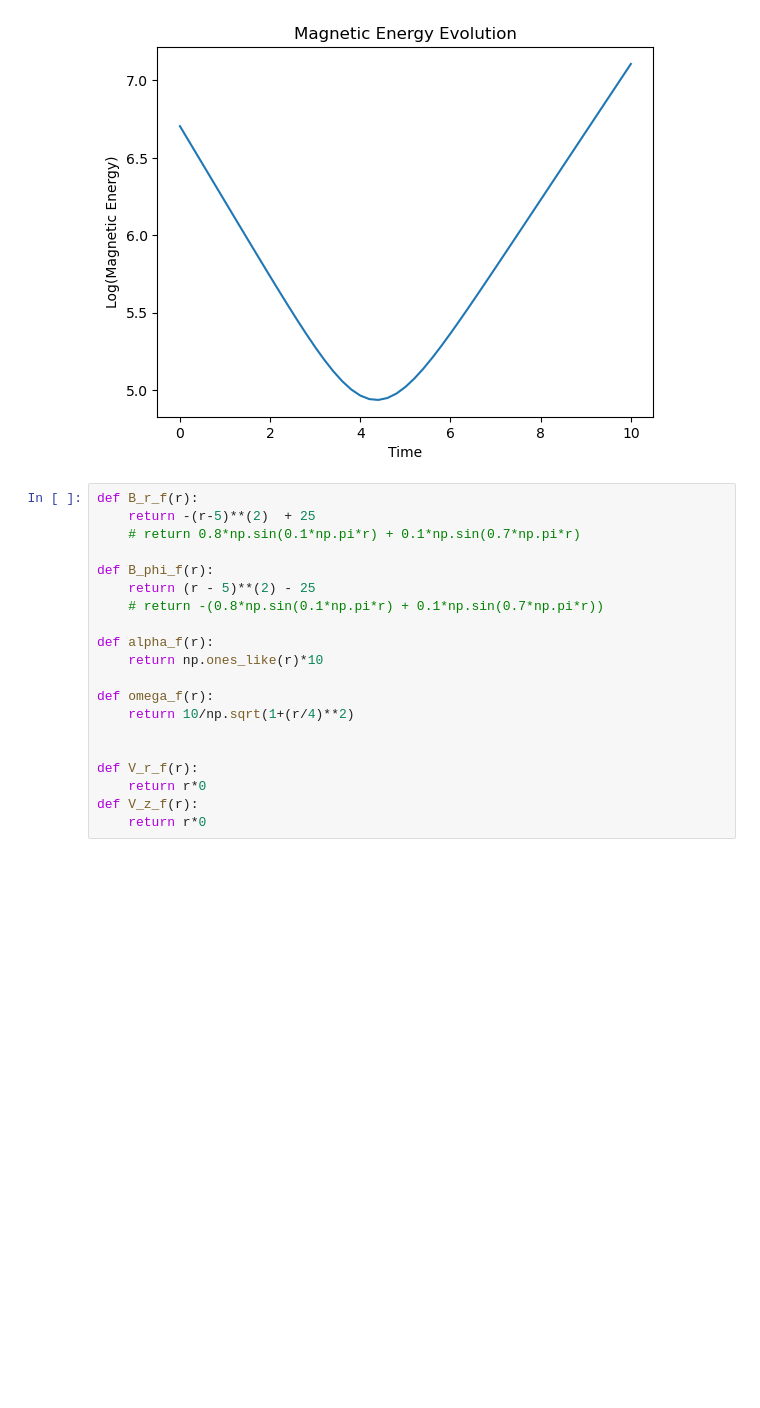
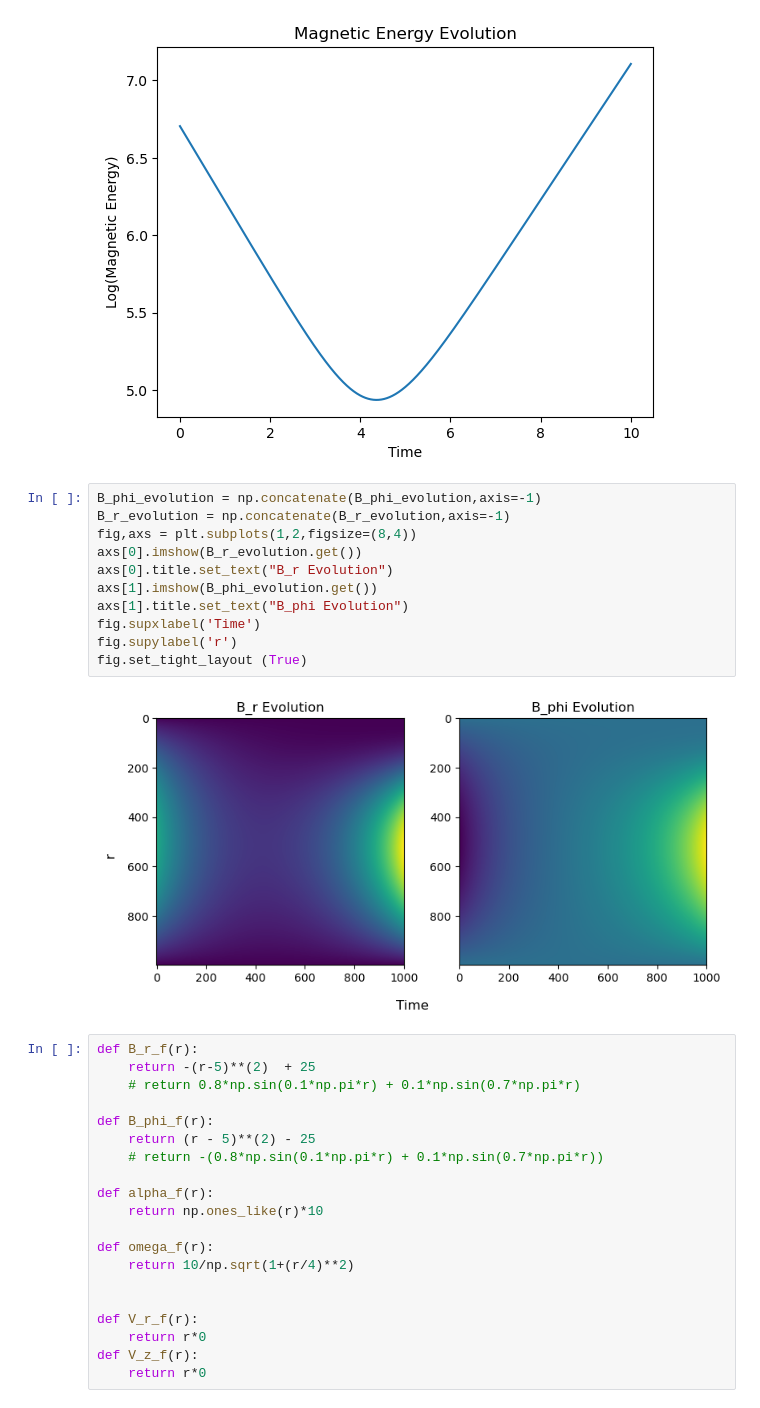
Before and after one commit to dc250601/MHD.github.io, a Jupyter notebook: Solution2.ipynb, the cells around one changed output. Drawn from its saved outputs; the diff is of its cells as text; blank space fills up the shorter version.

```diff
--- a/Solution2.ipynb
+++ b/Solution2.ipynb
@@ -127,6 +127,19 @@ Br1_loc = B_r_decay
 Bphi1_loc = B_phi_decay
 # %% [output]
 [figure]
+# %%
+B_phi_evolution = np.concatenate(B_phi_evolution,axis=-1)
+B_r_evolution = np.concatenate(B_r_evolution,axis=-1)
+fig,axs = plt.subplots(1,2,figsize=(8,4))
+axs[0].imshow(B_r_evolution.get())
+axs[0].title.set_text("B_r Evolution")
+axs[1].imshow(B_phi_evolution.get())
+axs[1].title.set_text("B_phi Evolution")
+fig.supxlabel('Time')
+fig.supylabel('r')
+fig.set_tight_layout (True)
+# %% [output]
+[figure, added]
 # %%
 def B_r_f(r):
     return -(r-5)**(2)  + 25
```
Also changed, not shown: parts of 16 cells of this notebook.
